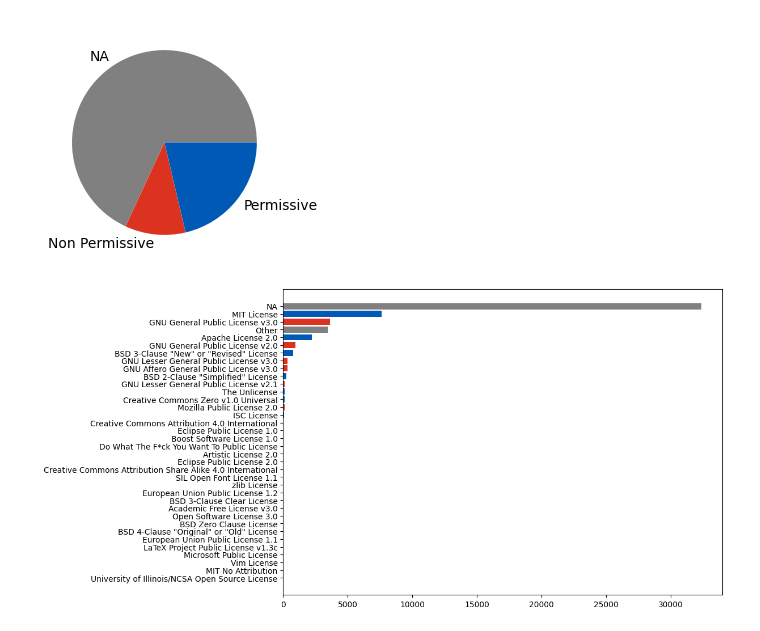
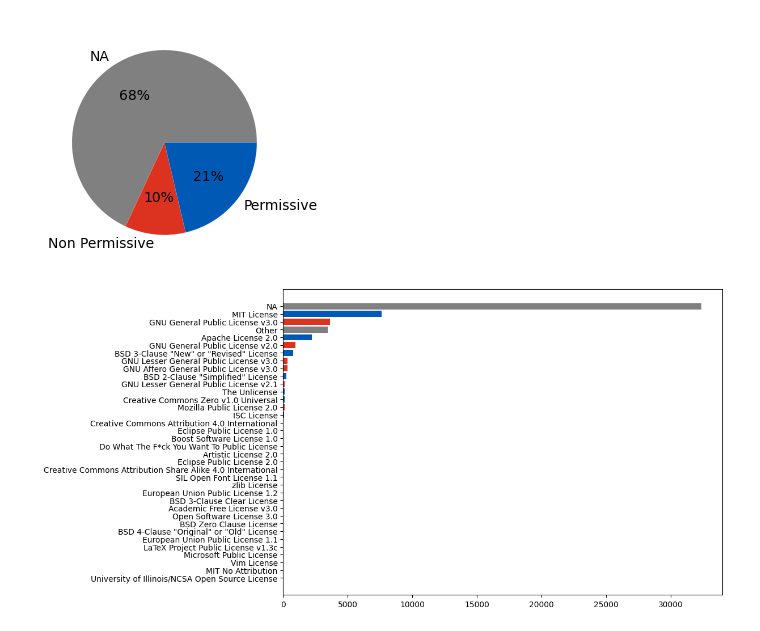
Before and after one commit to Indoc-Research/RS_repos_analysis, a Jupyter notebook: metrics_viz/license.ipynb, the cells around one changed output. Cells and saved outputs as stored; diff of their text form; code cells hidden in the pictures.

```diff
--- a/metrics_viz/license.ipynb
+++ b/metrics_viz/license.ipynb
@@ -69,14 +69,14 @@ df_sorted["color"] = df_sorted["is_permissive"].map(colors)
 # %%
 fig, axs = plt.subplots( figsize=(3,3))
 labels = ["Permissive", "Non Permissive", "NA"]
 type_counts = df_sorted.groupby('is_permissive').sum(numeric_only = True)
 type_counts["color"] = type_counts.index.map(colors)
 
-axs.pie(type_counts["count"], labels=type_counts.index, colors=type_counts["color"])
+axs.pie(type_counts["count"], labels=type_counts.index, colors=type_counts["color"], autopct='%1i%%')
 
 plt.savefig("../figures/license_pie.png")
 # %% [output]
-[figure, old version]
+[figure, new version]
 # %%
 fig, axs = plt.subplots( figsize=(10, 7))
 
```
Also changed, not shown: 6 other files.
